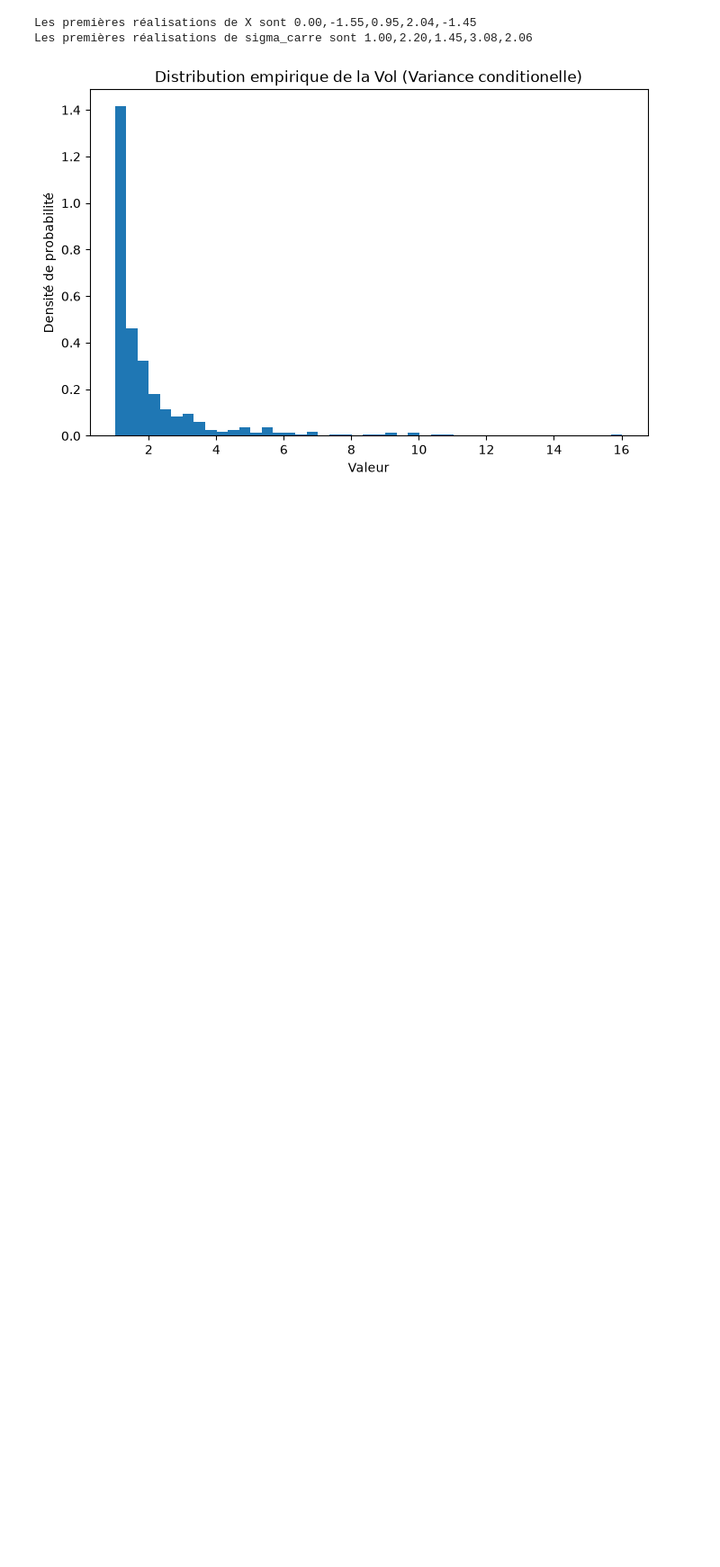
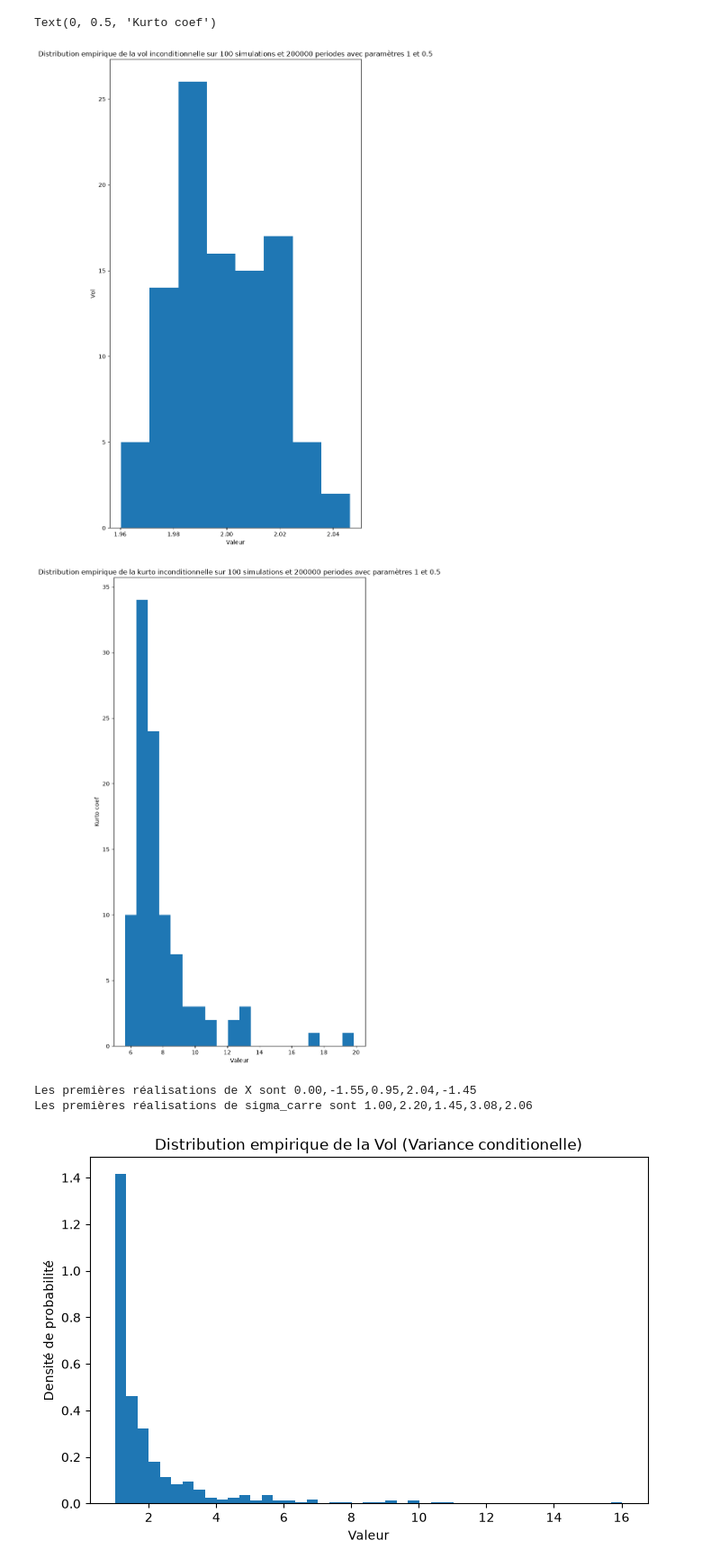
Before and after one commit to Maxime-Skryma/Spread_Crypto, a Jupyter notebook: Simulations_ARCH_AR.ipynb, the cells around one changed output. Shown at 90% size. Drawn from its saved outputs; the diff is of its cells as text; code cells hidden in the pictures; blank space fills up the shorter version.

Commit message:
still on kurto

```diff
--- a/Simulations_ARCH_AR.ipynb
+++ b/Simulations_ARCH_AR.ipynb
@@ -25,7 +25,7 @@ def simulate_ARCH(x,n,alpha0,alpha1):
 alpha0=1
 alpha1=0.5
 # %%
-x,vol=simulate_ARCH(0,500,alpha0,alpha1)
+x,vol=simulate_ARCH(0,2000000,alpha0,alpha1)
 
 
 x_empirique=np.sum(x)/len(x)
@@ -50,3 +78,31 @@ Le kurtosis coef inconditionnel théorique est égal à 9.0
+# %%
+t=200000
+n=100
+alpha0=1
+alpha1=0.5
+
+total_vol,total_kurto=estimation(t,n,alpha0,alpha1)
+
+vol_theorique=
+kurto_theorique=3*((1-(alpha1**2))/(1-3*(alpha1**2)))
+
+
+plt.figure(figsize=(8,15))
+plt.hist(total_vol,bins='auto')
+plt.title(f'Distribution empirique de la vol inconditionnelle sur {n} simulations et {t} periodes avec paramètres {alpha0} et {alpha1}')
+plt.xlabel('Valeur')
+plt.ylabel('Vol')
+
+plt.figure(figsize=(8,15))
+plt.hist(total_kurto,bins='auto')
+plt.axvline(3*((1-(alpha1**2))/(1-3*(alpha1**2))), color='red', linestyle='--')
+plt.title(f'Distribution empirique de la kurto inconditionnelle sur {n} simulations et {t} periodes avec paramètres {alpha0} et {alpha1}')
+plt.xlabel('Valeur')
+plt.ylabel('Kurto coef')
+# %% [output]
+Text(0, 0.5, 'Kurto coef')
+[figure, added]
+[figure, added]
 # %%
 print(f'Les premières réalisations de X sont {x[0]:.2f},{x[1]:.2f},{x[2]:.2f},{x[3]:.2f},{x[4]:.2f}')
 print(f'Les premières réalisations de sigma_carre sont {vol[0]:.2f},{vol[1]:.2f},{vol[2]:.2f},{vol[3]:.2f},{vol[4]:.2f}')
```
Also changed, not shown: parts of 2 cells of this notebook.
